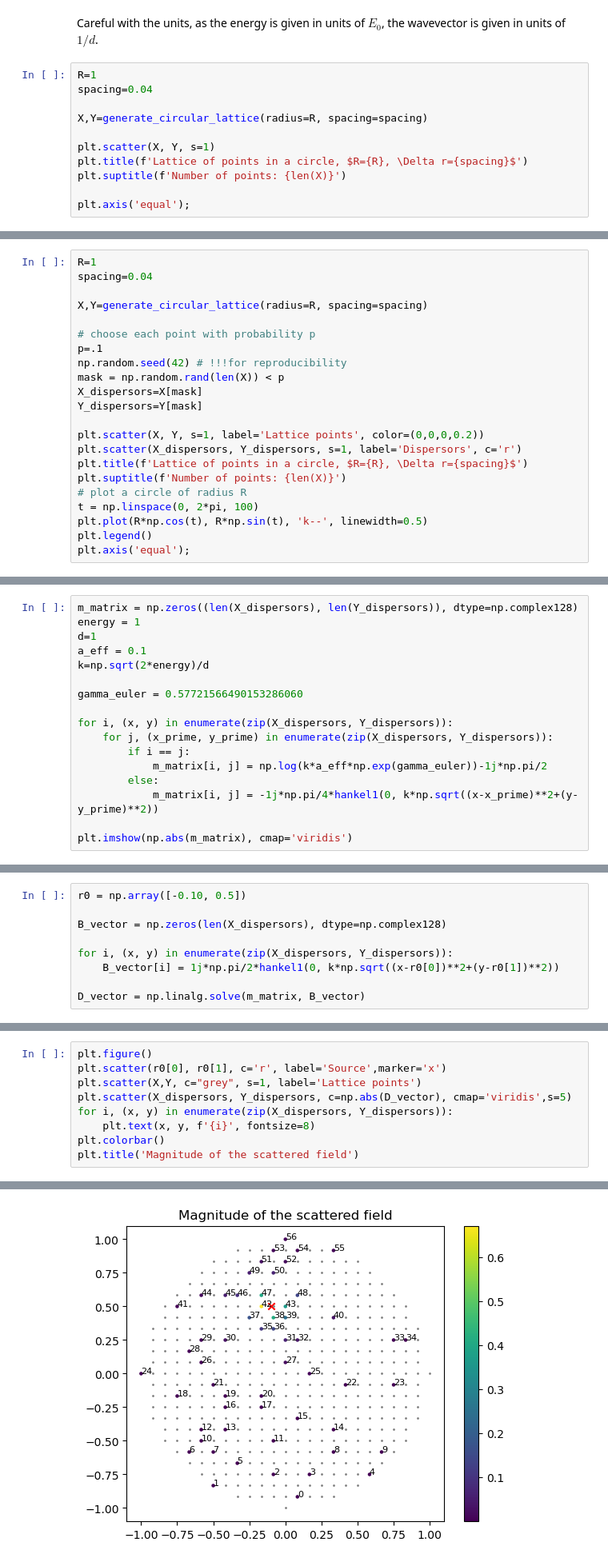
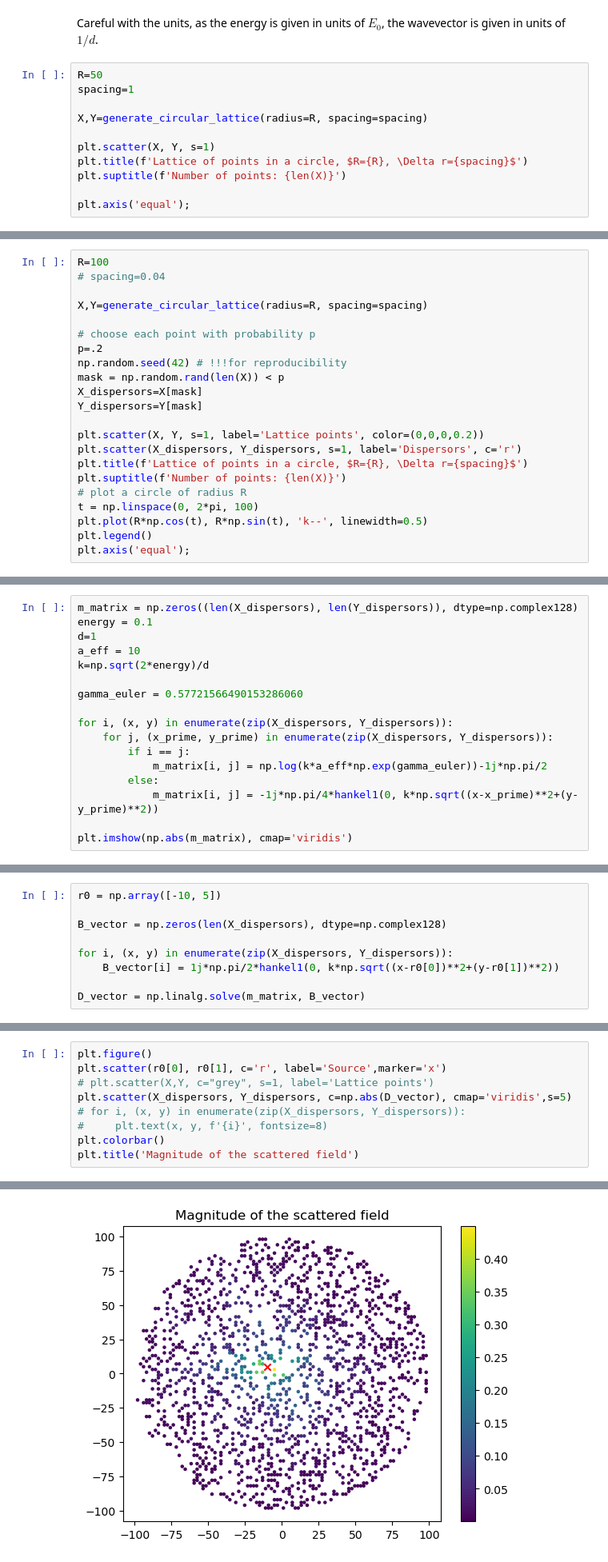
Before and after one commit to pfargas/Disordered-Quantum-Gases, a Jupyter notebook: computations.ipynb, the cells around one changed output, grey strips where cells are left out. Shown at 80% size. Drawn from its saved outputs; the diff is of its cells as text.

```diff
--- a/computations.ipynb
+++ b/computations.ipynb
@@ -68,8 +65,8 @@ def generate_circular_lattice(radius=2, spacing=0.01, n=None):
 # %% [markdown]
 Careful with the units, as the energy is given in units of $E_0$, the wavevector is given in units of $1/d$.
 # %%
-R=1
-spacing=0.04
+R=50
+spacing=1
 
 X,Y=generate_circular_lattice(radius=R, spacing=spacing)
 
@@ -83,11 +80,11 @@ plt.axis('equal');
 # %%
-R=1
-spacing=0.04
+R=100
+# spacing=0.04
 
 X,Y=generate_circular_lattice(radius=R, spacing=spacing)
 
 # choose each point with probability p
-p=.1
+p=.2
 np.random.seed(42) # !!!for reproducibility
 mask = np.random.rand(len(X)) < p
 X_dispersors=X[mask]
@@ -139,9 +136,9 @@ Where $M_{ij}$ is given by:
 $$M_{ij}=\left \{\begin{matrix}-\frac{i\pi}{2}H_0^{(1)}(k(r_i-r_j))& i\neq j\\\ln{\left(\frac{ka_{eff}e^\gamma}{2}\right)}-\frac{i\pi}{2} & i=j\end{matrix}\right.$$
 # %%
 m_matrix = np.zeros((len(X_dispersors), len(Y_dispersors)), dtype=np.complex128)
-energy = 1
+energy = 0.1
 d=1
-a_eff = 0.1
+a_eff = 10
 k=np.sqrt(2*energy)/d
 
 gamma_euler = 0.57721566490153286060
@@ -162,7 +159,7 @@ Defining the system of equations as:
 
 $$\mathbf{M}\mathbf{D}=\mathbf{B}$$
 # %%
-r0 = np.array([-0.10, 0.5])
+r0 = np.array([-10, 5])
 
 B_vector = np.zeros(len(X_dispersors), dtype=np.complex128)
 
@@ -180,12 +177,12 @@ Text(0.5, 0, 'Dispersor index $i$')
 # %%
 plt.figure()
 plt.scatter(r0[0], r0[1], c='r', label='Source',marker='x')
-plt.scatter(X,Y, c="grey", s=1, label='Lattice points')
+# plt.scatter(X,Y, c="grey", s=1, label='Lattice points')
 plt.scatter(X_dispersors, Y_dispersors, c=np.abs(D_vector), cmap='viridis',s=5)
-for i, (x, y) in enumerate(zip(X_dispersors, Y_dispersors)):
-    plt.text(x, y, f'{i}', fontsize=8)
+# for i, (x, y) in enumerate(zip(X_dispersors, Y_dispersors)):
+#     plt.text(x, y, f'{i}', fontsize=8)
 plt.colorbar()
 plt.title('Magnitude of the scattered field')
 # %% [output]
 Text(0.5, 1.0, 'Magnitude of the scattered field')
-[figure, old version]
+[figure, new version]
```
Also changed, not shown: parts of 6 cells of this notebook, 1 other file.
